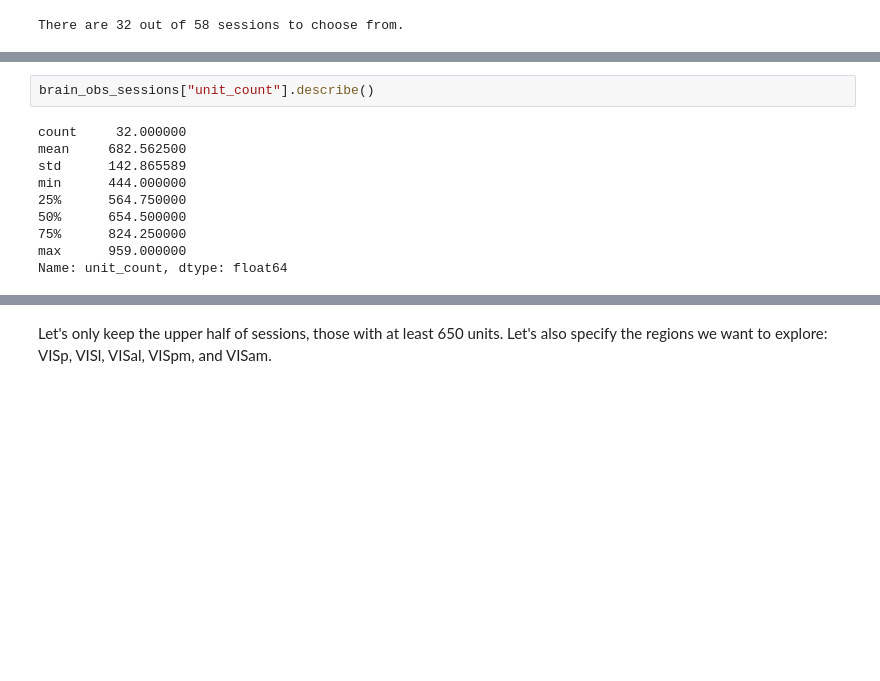
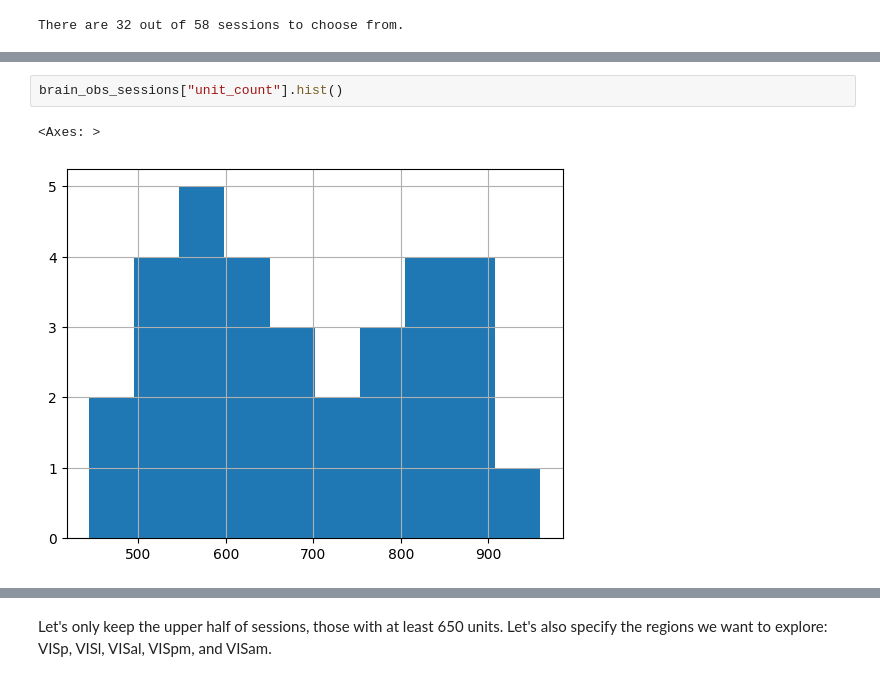
Before and after one commit to tebe-nigrelli/MMN-Group-Project, a Jupyter notebook: first.ipynb, the cells around one changed output, grey strips where cells are left out. Drawn from its saved outputs; the diff is of its cells as text; blank space fills up the shorter version.

```diff
--- a/first.ipynb
+++ b/first.ipynb
@@ -29,12 +60,5 @@ There are 32 out of 58 sessions to choose from.
 # %%
-brain_obs_sessions["unit_count"].describe()
+brain_obs_sessions["unit_count"].hist()
 # %% [output]
-count     32.000000
-mean     682.562500
-std      142.865589
-min      444.000000
-25%      564.750000
-50%      654.500000
-75%      824.250000
-max      959.000000
-Name: unit_count, dtype: float64
+<Axes: >
+[figure, added]
```
Also changed, not shown: parts of 12 cells of this notebook.
